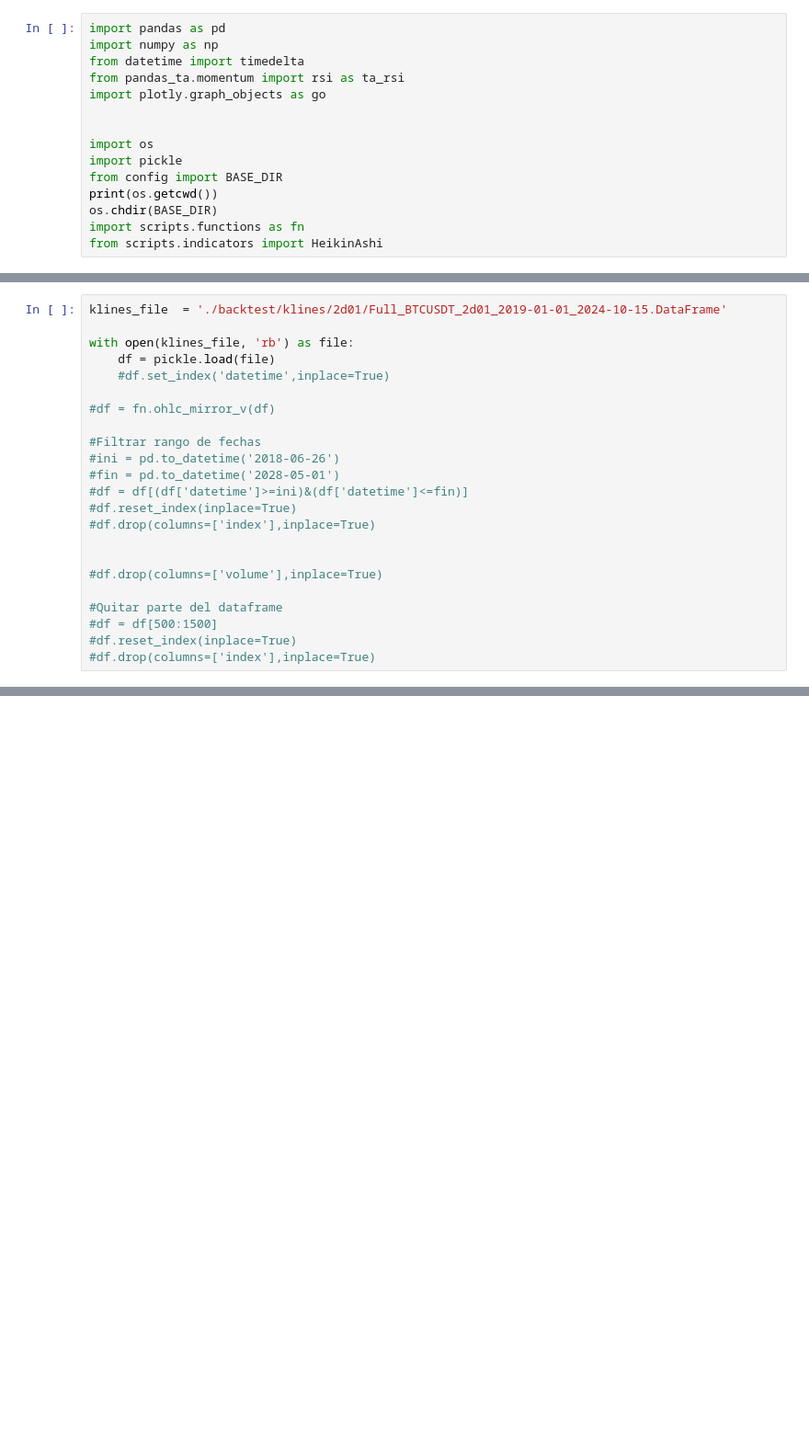
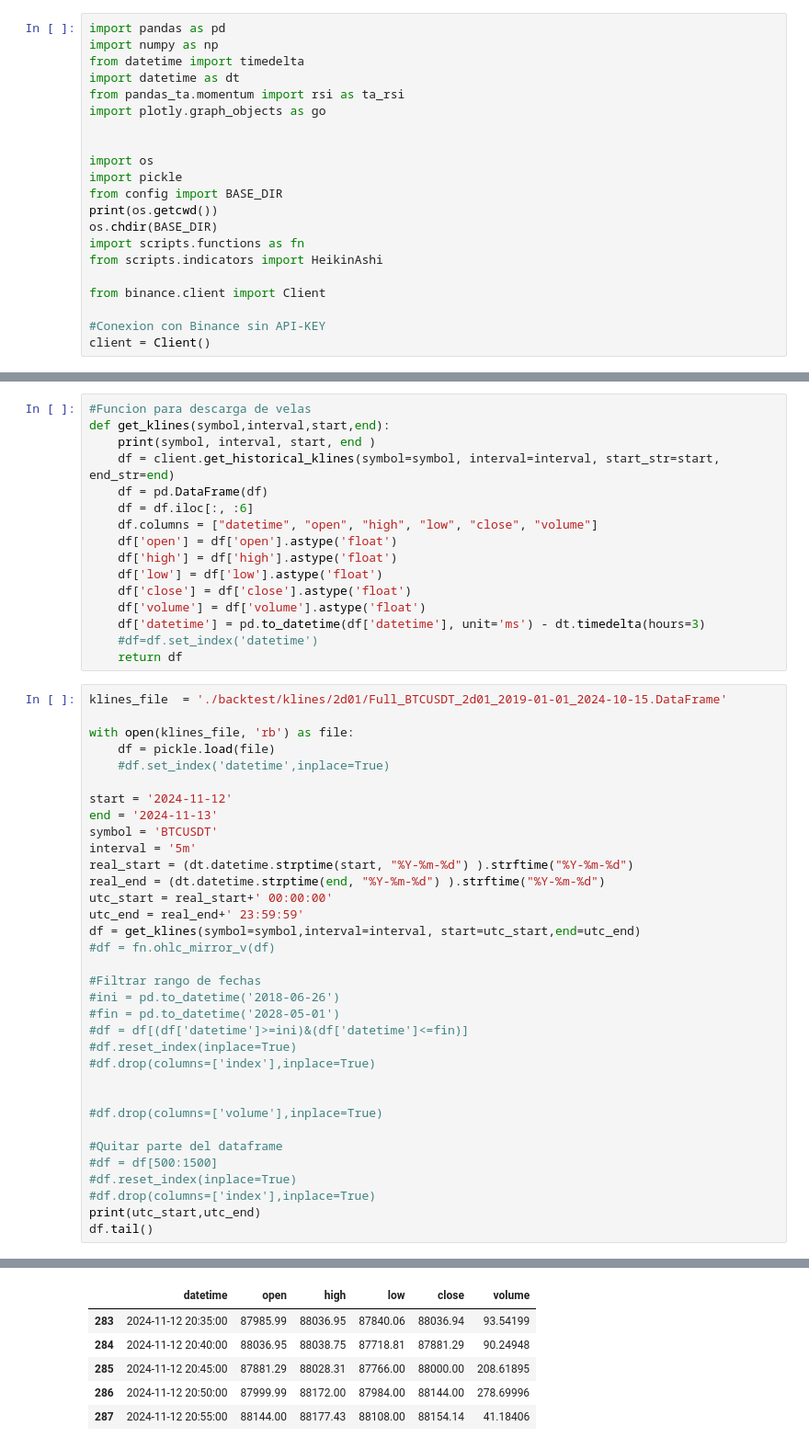
Before and after one commit to lbisaro/trd_app, a Jupyter notebook: backtest/test_HeikinAshi.ipynb, the cells around one changed output, grey strips where cells are left out. Shown: that part at 92% size. Drawn from its saved outputs; the diff is of its cells as text; blank space fills up the shorter version.

```diff
--- a/backtest/test_HeikinAshi.ipynb
+++ b/backtest/test_HeikinAshi.ipynb
@@ -2,6 +2,7 @@
 import pandas as pd
 import numpy as np
 from datetime import timedelta
+import datetime as dt
 from pandas_ta.momentum import rsi as ta_rsi
 import plotly.graph_objects as go
 
@@ -13,4 +14,9 @@ print(os.getcwd())
 os.chdir(BASE_DIR)
 import scripts.functions as fn
 from scripts.indicators import HeikinAshi
+
+from binance.client import Client
+
+#Conexion con Binance sin API-KEY
+client = Client()
 # %% [output]
@@ -18,3 +24,19 @@ c:\Users\lbisa\Mi unidad (leonardo.bisaro@gmail.com)\Cripto\python\trd_app\backt
+# %%
+#Funcion para descarga de velas
+def get_klines(symbol,interval,start,end):
+    print(symbol, interval, start, end )
+    df = client.get_historical_klines(symbol=symbol, interval=interval, start_str=start, end_str=end)
+    df = pd.DataFrame(df)
+    df = df.iloc[:, :6]
+    df.columns = ["datetime", "open", "high", "low", "close", "volume"]
+    df['open'] = df['open'].astype('float')
+    df['high'] = df['high'].astype('float')
+    df['low'] = df['low'].astype('float')
+    df['close'] = df['close'].astype('float')
+    df['volume'] = df['volume'].astype('float')
+    df['datetime'] = pd.to_datetime(df['datetime'], unit='ms') - dt.timedelta(hours=3)
+    #df=df.set_index('datetime')
+    return df
 # %%
 klines_file  = './backtest/klines/2d01/Full_BTCUSDT_2d01_2019-01-01_2024-10-15.DataFrame'
 
@@ -22,6 +44,15 @@ with open(klines_file, 'rb') as file:
     df = pickle.load(file)
     #df.set_index('datetime',inplace=True)
 
+start = '2024-11-12'
+end = '2024-11-13'
+symbol = 'BTCUSDT'
+interval = '5m'
+real_start = (dt.datetime.strptime(start, "%Y-%m-%d") ).strftime("%Y-%m-%d")
+real_end = (dt.datetime.strptime(end, "%Y-%m-%d") ).strftime("%Y-%m-%d")
+utc_start = real_start+' 00:00:00'
+utc_end = real_end+' 23:59:59'
+df = get_klines(symbol=symbol,interval=interval, start=utc_start,end=utc_end)
 #df = fn.ohlc_mirror_v(df)
 
 #Filtrar rango de fechas
@@ -38,3 +69,6 @@ with open(klines_file, 'rb') as file:
 #df = df[500:1500]
 #df.reset_index(inplace=True)
 #df.drop(columns=['index'],inplace=True)
+print(utc_start,utc_end)
+df.tail()
+# %% [output]
@@ -41 +77,7 @@ with open(klines_file, 'rb') as file:
+|  | datetime | open | high | low | close | volume |
+| 283 | 2024-11-12 20:35:00 | 87985.99 | 88036.95 | 87840.06 | 88036.94 | 93.54199 |
+| 284 | 2024-11-12 20:40:00 | 88036.95 | 88038.75 | 87718.81 | 87881.29 | 90.24948 |
+| 285 | 2024-11-12 20:45:00 | 87881.29 | 88028.31 | 87766.00 | 88000.00 | 208.61895 |
+| 286 | 2024-11-12 20:50:00 | 87999.99 | 88172.00 | 87984.00 | 88144.00 | 278.69996 |
+| 287 | 2024-11-12 20:55:00 | 88144.00 | 88177.43 | 88108.00 | 88154.14 | 41.18406 |
 # %%
```
Also changed, not shown: parts of 4 cells of this notebook.
